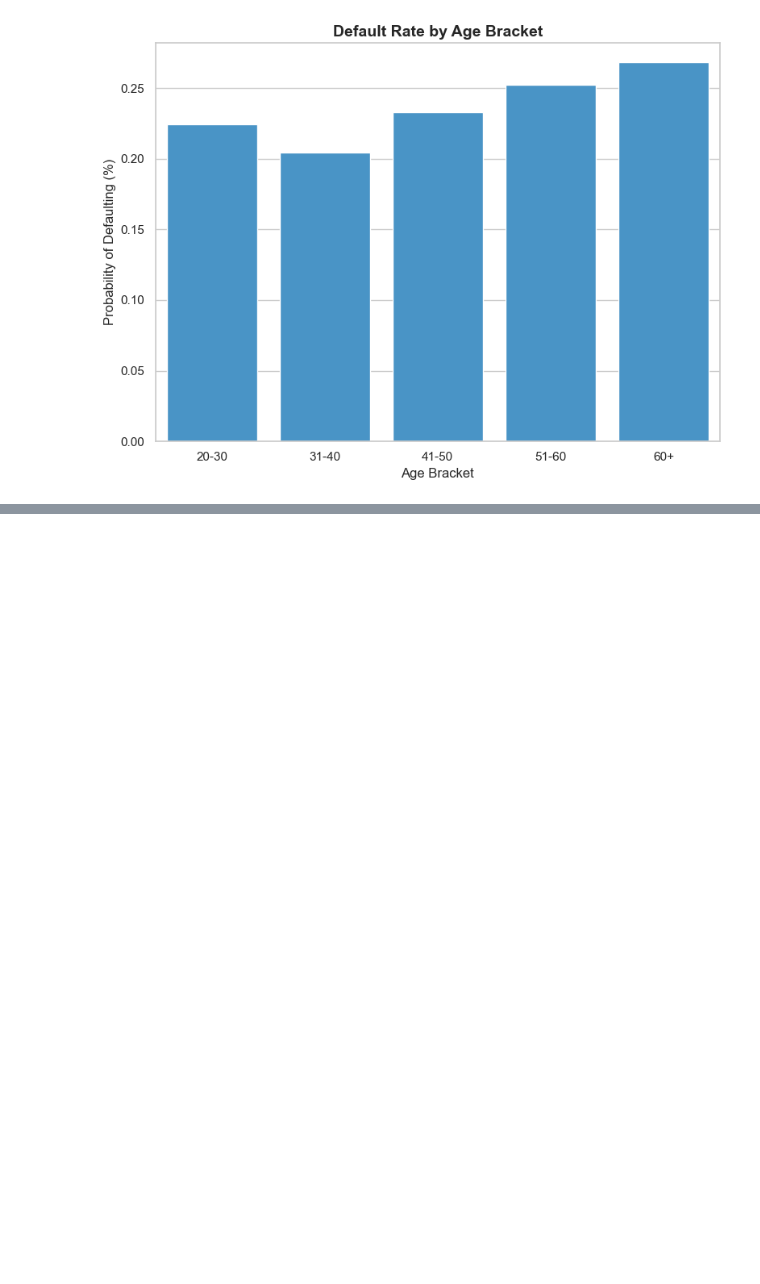
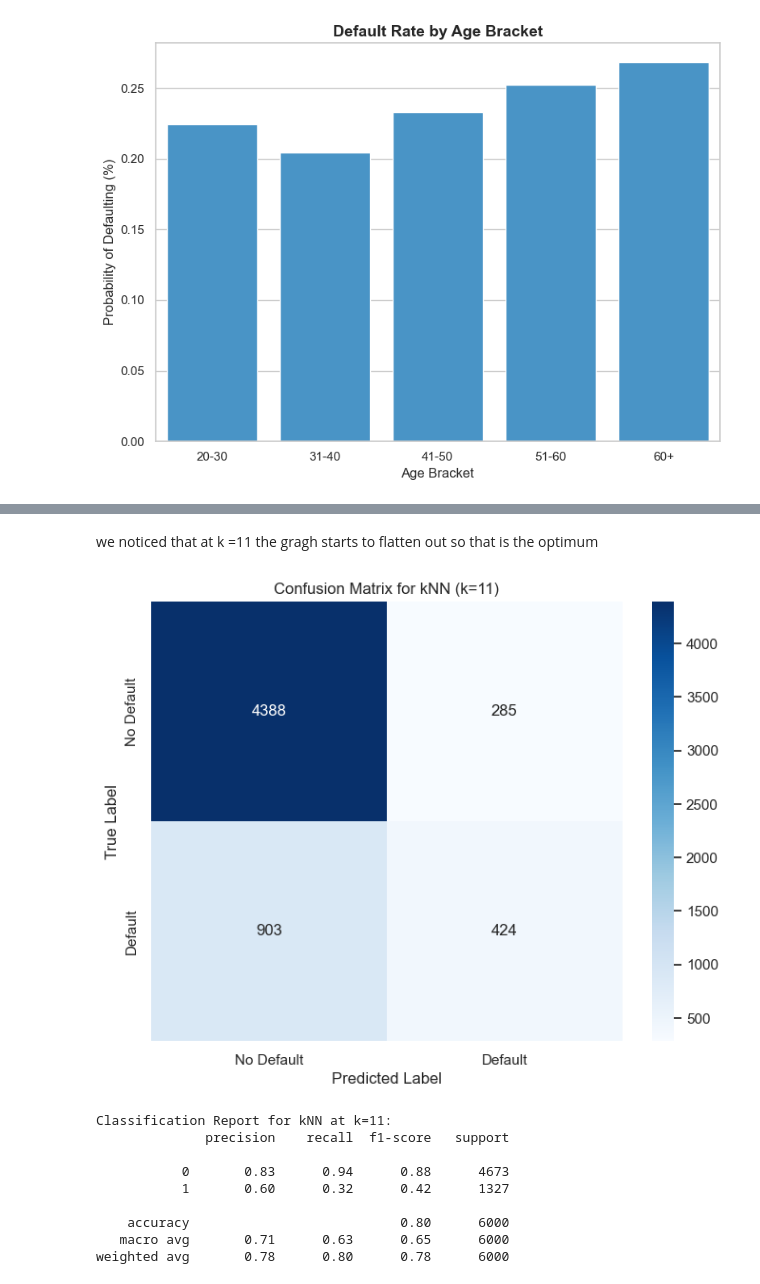
Before and after one commit to Malak23272/MLproject, a Jupyter notebook: defualtcreditcard (1).ipynb, the cells around one changed output, grey strips where cells are left out. Cells and saved outputs as stored; diff of their text form; code cells hidden in the pictures; blank space fills up the shorter version.

```diff
--- a/defualtcreditcard (1).ipynb
+++ b/defualtcreditcard (1).ipynb
@@ -327,0 +362,40 @@ plt.show()
+# %% [markdown]
+we noticed that at k =11 the gragh starts to flatten out so that is the optimum
+# %%
+# Initialize the final kNN model with k=11
+final_knn = KNeighborsClassifier(n_neighbors=11)
+
+# Train the model using the scaled training data
+final_knn.fit(X_train_scaled, y_train)
+
+# Make predictions on the scaled test data
+y_pred_final = final_knn.predict(X_test_scaled)
+
+# Generate performance metrics
+report = classification_report(y_test, y_pred_final)
+conf_matrix = confusion_matrix(y_test, y_pred_final)
+
+# Plot the Confusion Matrix
+plt.figure(figsize=(8, 6))
+sns.heatmap(conf_matrix, annot=True, fmt='d', cmap='Blues',
+            xticklabels=['No Default', 'Default'],
+            yticklabels=['No Default', 'Default'])
+plt.title('Confusion Matrix for kNN (k=11)')
+plt.xlabel('Predicted Label')
+plt.ylabel('True Label')
+plt.savefig('knn_confusion_matrix.png')
+plt.show()
+
+print("Classification Report for kNN at k=11:")
+print(report)
+# %% [output]
+[figure, added]
+Classification Report for kNN at k=11:
+              precision    recall  f1-score   support
+
+           0       0.83      0.94      0.88      4673
+           1       0.60      0.32      0.42      1327
+
+    accuracy                           0.80      6000
+   macro avg       0.71      0.63      0.65      6000
+weighted avg       0.78      0.80      0.78      6000
```
Also changed, not shown: parts of 7 cells of this notebook, 2 other files.
